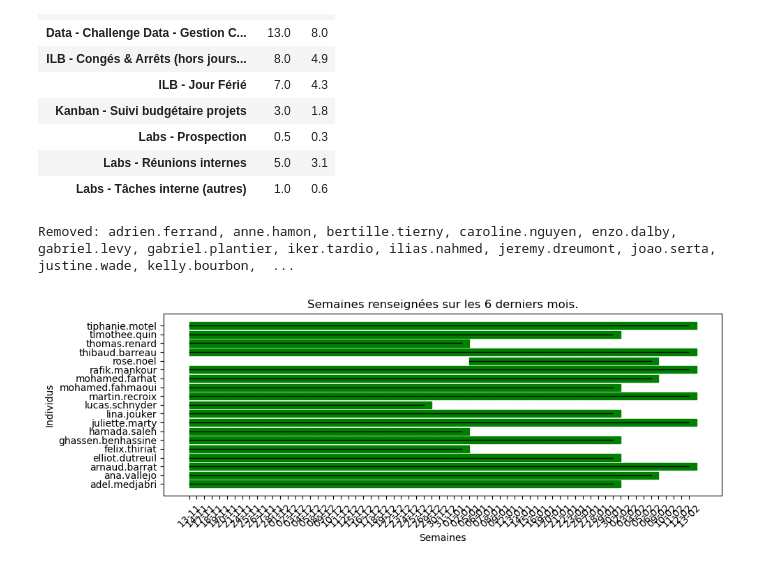
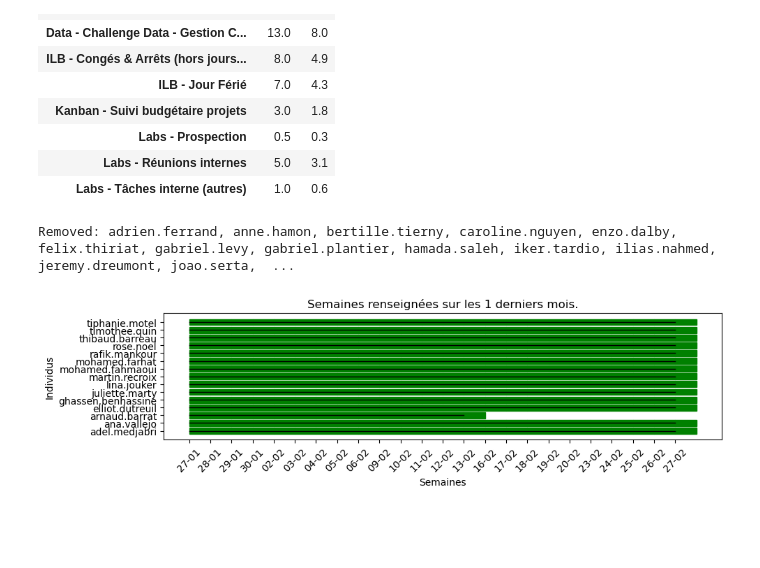
Before and after one commit to tiphanie-motel/Suivi-Staffing-ILB, a Jupyter notebook: notebook.ipynb, the cells around one changed output. Cells and saved outputs as stored; diff of their text form; code cells hidden in the pictures; blank space fills up the shorter version.

```diff
--- a/notebook.ipynb
+++ b/notebook.ipynb
@@ -149,7 +150,7 @@ get_details_about_someone(vision_personne, prenom_nom="martin.recroix", year=202
 | Labs - Réunions internes | 5.0 | 3.1 |
 | Labs - Tâches interne (autres) | 1.0 | 0.6 |
 # %%
-checking_the_good_labsiens(vision_personne, k_months_ago=3)
+checking_the_good_labsiens(vision_personne, k_months_ago=1)
 # %% [output]
-Removed: adrien.ferrand, anne.hamon, bertille.tierny, caroline.nguyen, enzo.dalby, gabriel.levy, gabriel.plantier, iker.tardio, ilias.nahmed, jeremy.dreumont, joao.serta, justine.wade, kelly.bourbon,  ...
+Removed: adrien.ferrand, anne.hamon, bertille.tierny, caroline.nguyen, enzo.dalby, felix.thiriat, gabriel.levy, gabriel.plantier, hamada.saleh, iker.tardio, ilias.nahmed, jeremy.dreumont, joao.serta,  ...
-[figure, old version]
+[figure, new version]
```
Also changed, not shown: parts of 4 cells of this notebook, 1 other file.
